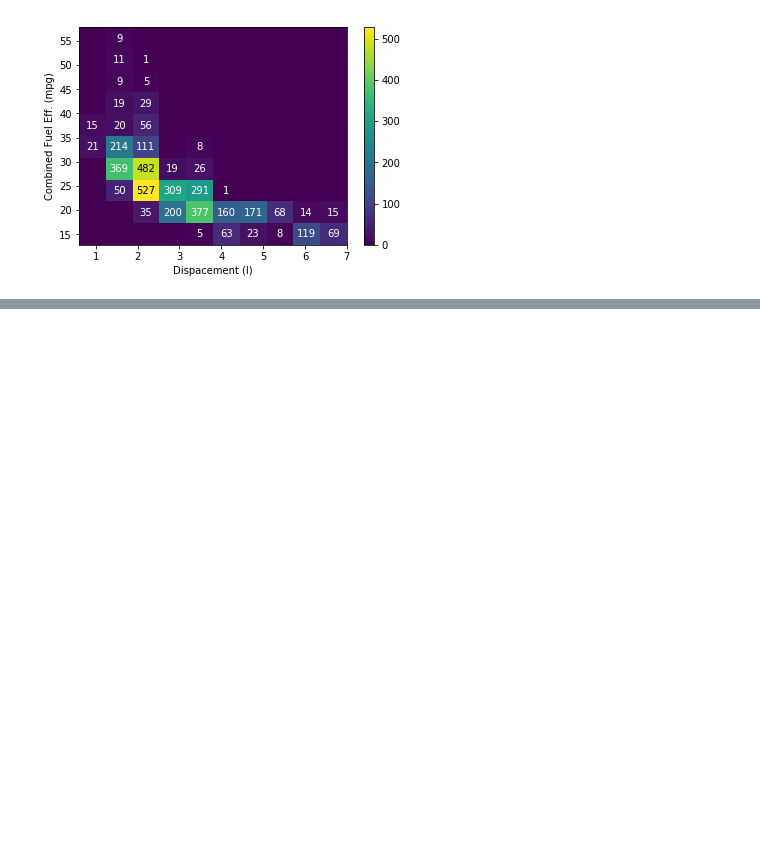
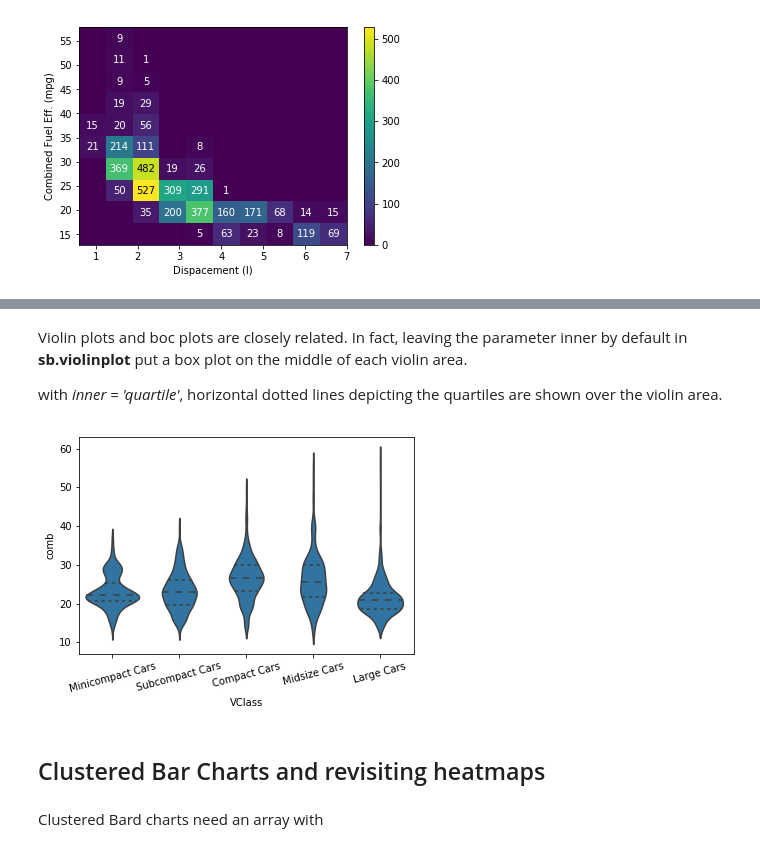
Before and after one commit to 2nOrderEDO/My_matplotlib_Jupyter_NB, a Jupyter notebook: Matplotlib; Multivariate plots.ipynb, the cells around one changed output, grey strips where cells are left out. Saved outputs shown, nothing was run; the diff lists cells and outputs as text; code cells hidden in the pictures; blank space fills up the shorter version.

```diff
--- a/Matplotlib; Multivariate plots.ipynb
+++ b/Matplotlib; Multivariate plots.ipynb
@@ -110,0 +138,14 @@ for i in range(counts.shape[0]):
+# %% [markdown]
+Violin plots and boc plots are closely related. In fact, leaving the parameter inner by default in **sb.violinplot** put a box plot on the middle of each violin area.
+
+with *inner = 'quartile'*, horizontal dotted lines depicting the quartiles are shown over the violin area.
+# %%
+sb.violinplot(data= fuel_econ, x= 'VClass', y= 'comb',
+              color= base_color, inner = 'quartile')
+plt.xticks(rotation= 15);
+# %% [output]
+[figure, added]
+# %% [markdown]
+## Clustered Bar Charts and revisiting heatmaps
+# %% [markdown]
+Clustered Bard charts need an array with
```
Also changed, not shown: parts of 19 cells of this notebook.
